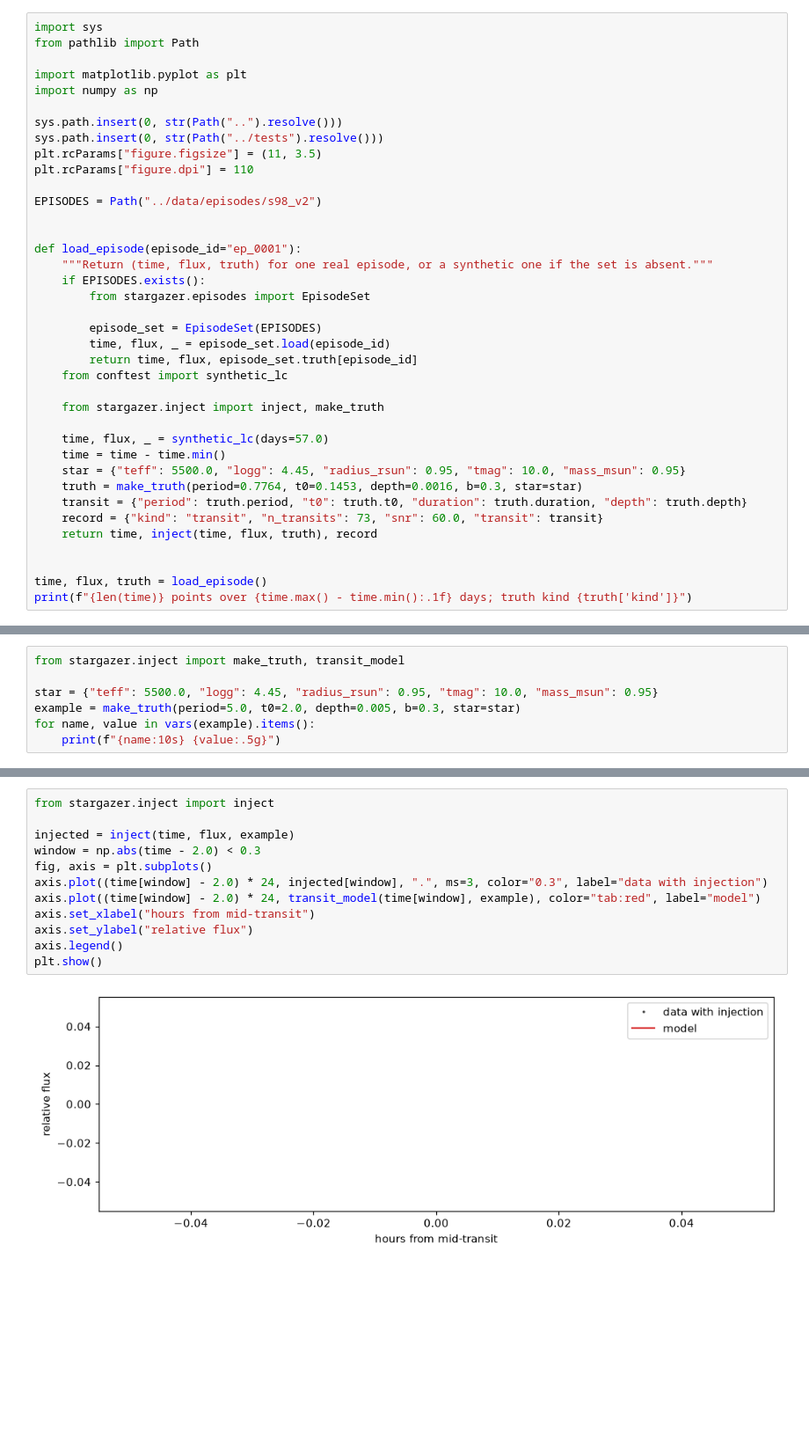
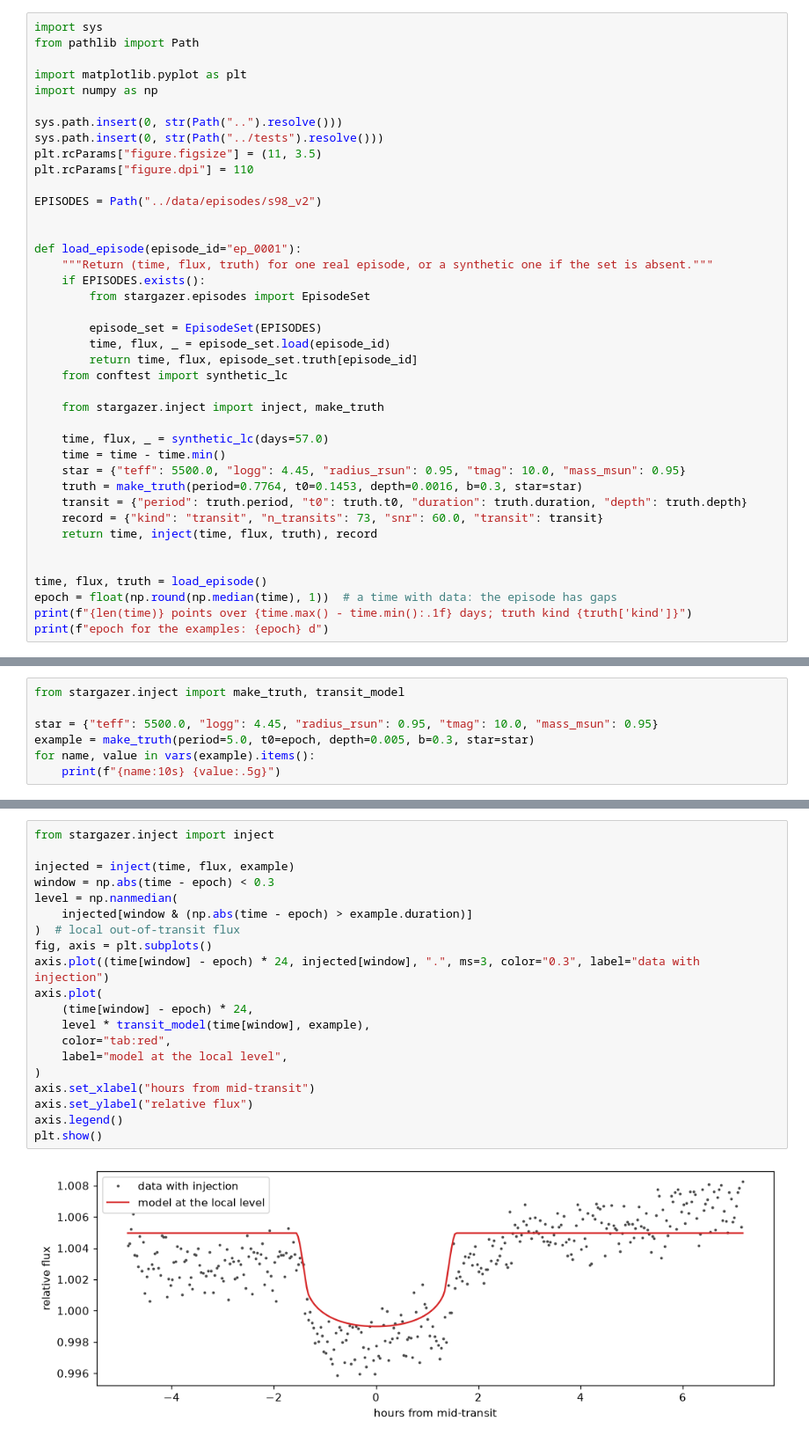
Before and after one commit to siddharth7113/stargazer_model, a Jupyter notebook: examples/02_injection.ipynb, the cells around one changed output, grey strips where cells are left out. Shown at 88% size. Drawn from its saved outputs; the diff is of its cells as text; blank space fills up the shorter version.

```diff
--- a/examples/02_injection.ipynb
+++ b/examples/02_injection.ipynb
@@ -42,6 +41,8 @@ def load_episode(episode_id="ep_0001"):
 
 
 time, flux, truth = load_episode()
+epoch = float(np.round(np.median(time), 1))  # a time with data: the episode has gaps
 print(f"{len(time)} points over {time.max() - time.min():.1f} days; truth kind {truth['kind']}")
+print(f"epoch for the examples: {epoch} d")
 # %% [output]
 26521 points over 57.4 days; truth kind transit
@@ -57,7 +64,7 @@ is the truth of the episode.
 from stargazer.inject import make_truth, transit_model
 
 star = {"teff": 5500.0, "logg": 4.45, "radius_rsun": 0.95, "tmag": 10.0, "mass_msun": 0.95}
-example = make_truth(period=5.0, t0=2.0, depth=0.005, b=0.3, star=star)
+example = make_truth(period=5.0, t0=epoch, depth=0.005, b=0.3, star=star)
 for name, value in vars(example).items():
     print(f"{name:10s} {value:.5g}")
 # %% [output]
@@ -101,14 +107,22 @@ The tools work on this.
 # %%
 from stargazer.inject import inject
 
 injected = inject(time, flux, example)
-window = np.abs(time - 2.0) < 0.3
+window = np.abs(time - epoch) < 0.3
+level = np.nanmedian(
+    injected[window & (np.abs(time - epoch) > example.duration)]
+)  # local out-of-transit flux
 fig, axis = plt.subplots()
-axis.plot((time[window] - 2.0) * 24, injected[window], ".", ms=3, color="0.3", label="data with injection")
-axis.plot((time[window] - 2.0) * 24, transit_model(time[window], example), color="tab:red", label="model")
+axis.plot((time[window] - epoch) * 24, injected[window], ".", ms=3, color="0.3", label="data with injection")
+axis.plot(
+    (time[window] - epoch) * 24,
+    level * transit_model(time[window], example),
+    color="tab:red",
+    label="model at the local level",
+)
 axis.set_xlabel("hours from mid-transit")
 axis.set_ylabel("relative flux")
 axis.legend()
 plt.show()
 # %% [output]
-[figure, old version]
+[figure, new version]
```
Also changed, not shown: parts of 7 cells of this notebook, 2 other files.
